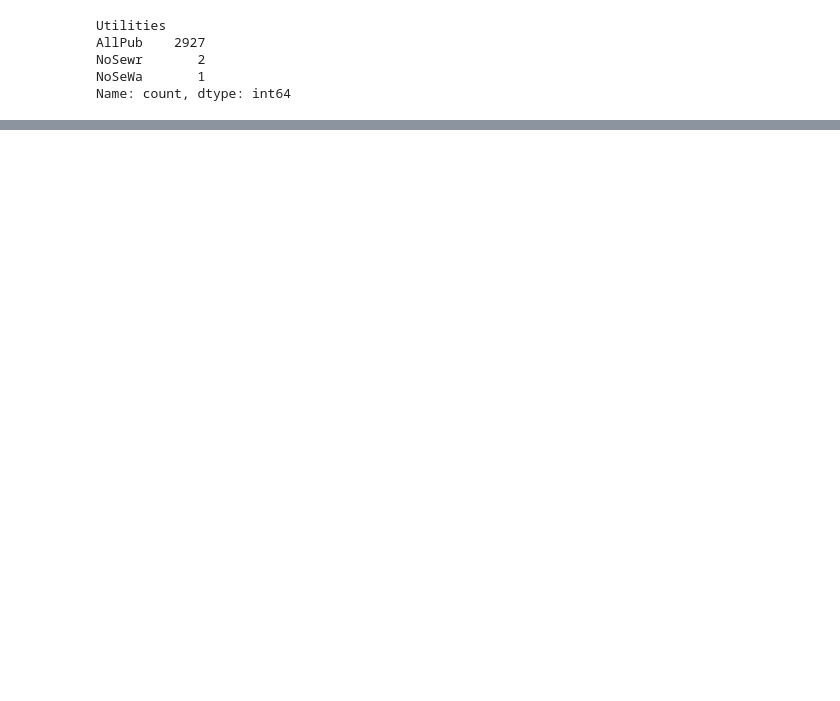
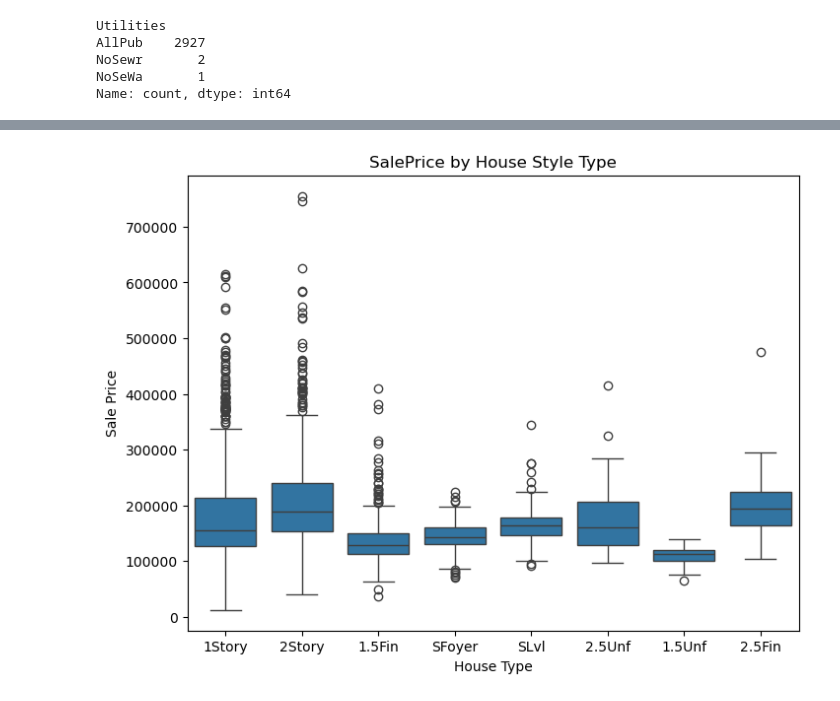
Before and after one commit to Sandeep20013/AI-Learning-Tracking, a Jupyter notebook: Projects/Ames Housing Prediction/Ames Housing Price Prediction - Cleaning Data.ipynb, the cells around one changed output, grey strips where cells are left out. Cells and saved outputs as stored; diff of their text form; code cells hidden in the pictures; blank space fills up the shorter version.

```diff
--- a/Projects/Ames Housing Prediction/Ames Housing Price Prediction.ipynb
+++ b/Projects/Ames Housing Prediction/Ames Housing Price Prediction - Cleaning Data.ipynb
@@ -491,0 +697,9 @@ df.drop(columns=["Utilities", "Utilities_num"], inplace=True)
+# %%
+plt.figure(figsize = (8,6))
+sns.boxplot(x = 'House Style', y = 'SalePrice', data = df)
+plt.title('SalePrice by House Style Type')
+plt.xlabel('House Type')
+plt.ylabel('Sale Price')
+plt.show()
+# %% [output]
+[figure, added]
```
Also changed, not shown: parts of 109 cells of this notebook, 2 other files.
